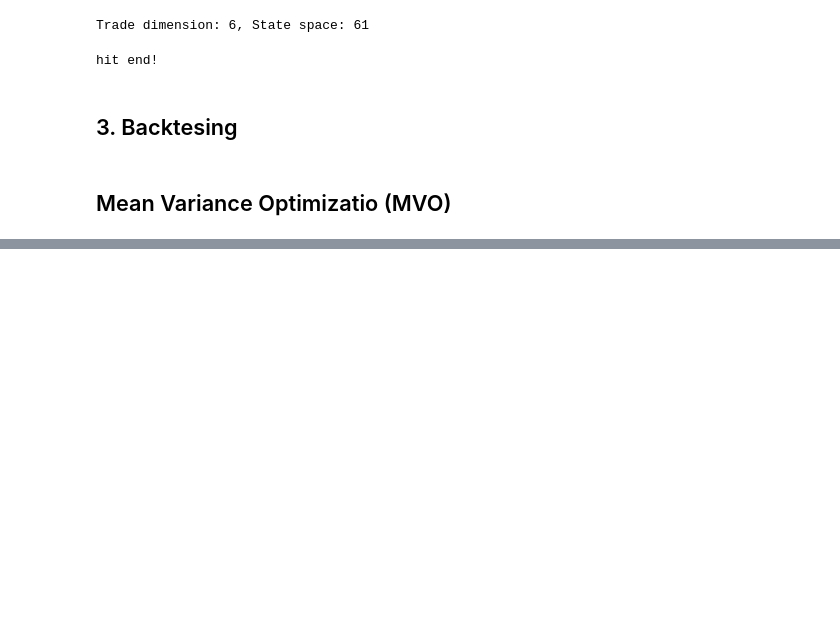
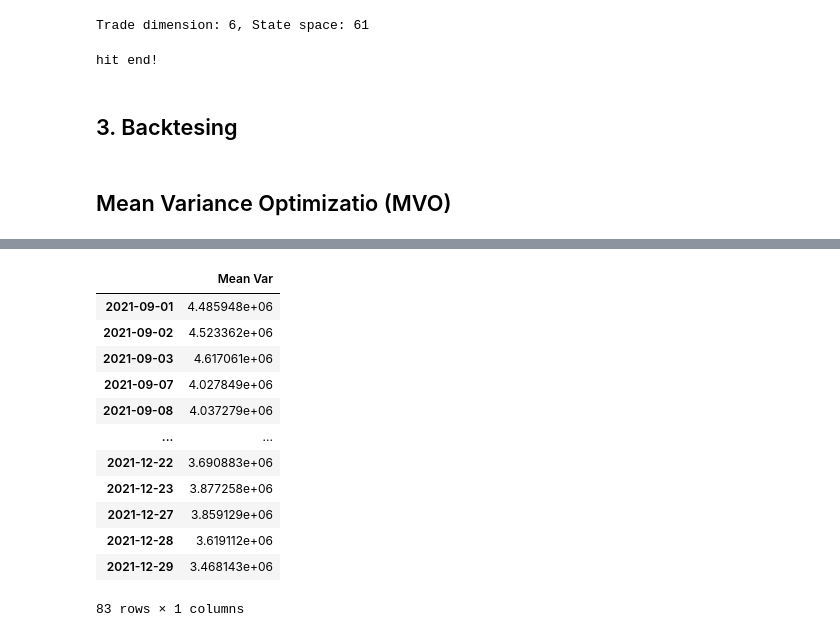
Before and after one commit to hanieh11/crypto_RL, a Jupyter notebook: finrl_crypto.ipynb, the cells around one changed output, grey strips where cells are left out. Saved outputs shown, nothing was run; the diff lists cells and outputs as text; code cells hidden in the pictures; blank space fills up the shorter version.

```diff
--- a/finrl_crypto.ipynb
+++ b/finrl_crypto.ipynb
@@ -289,0 +315,21 @@ def process_df_for_mvo(df):
+# %%
+cryptoData = process_df_for_mvo(train)
+tradeData = process_df_for_mvo(trade)
+
+tradeData.to_numpy()
+
+#compute asset returns
+arCryptoPrices = np.asarray(cryptoData)
+[rows, cols] = arCryptoPrices.shape
+arReturns = crypto_returns_computing(arCryptoPrices, rows, cols)
+
+#compute mean returns and variance covariance matrix of returns
+meanReturns = np.mean(arReturns, axis=0)
+covMatrix = np.cov(arReturns, rowvar=False)
+
+#set percision for printing results
+np.set_printoptions(precision=3, suppress = True)
+
+#display mean returns and variance-covariance matrix of returns
+print("Mean returns of assets in k-portfolio 1:\n", meanReturns)
+print("Variance-covariance matrix of returns:\n", covMatrix)
@@ -289,0 +353,22 @@ def process_df_for_mvo(df):
+# %%
+lastPrice = np.array([1/p for p in cryptoData.tail(1).to_numpy()[0]])
+initialPortfolio = np.multiply(mvo_weights, lastPrice)
+
+portfolio_assets = tradeData @ initialPortfolio
+mvo_result = pd.DataFrame(portfolio_assets, columns=['Mean Var'])
+
+mvo_result
+# %% [output]
+|  | Mean Var |
+| 2021-09-01 | 4.485948e+06 |
+| 2021-09-02 | 4.523362e+06 |
+| 2021-09-03 | 4.617061e+06 |
+| 2021-09-07 | 4.027849e+06 |
+| 2021-09-08 | 4.037279e+06 |
+| ... | ... |
+| 2021-12-22 | 3.690883e+06 |
+| 2021-12-23 | 3.877258e+06 |
+| 2021-12-27 | 3.859129e+06 |
+| 2021-12-28 | 3.619112e+06 |
+| 2021-12-29 | 3.468143e+06 |
+83 rows × 1 columns
```
Also changed, not shown: parts of 13 cells of this notebook.
